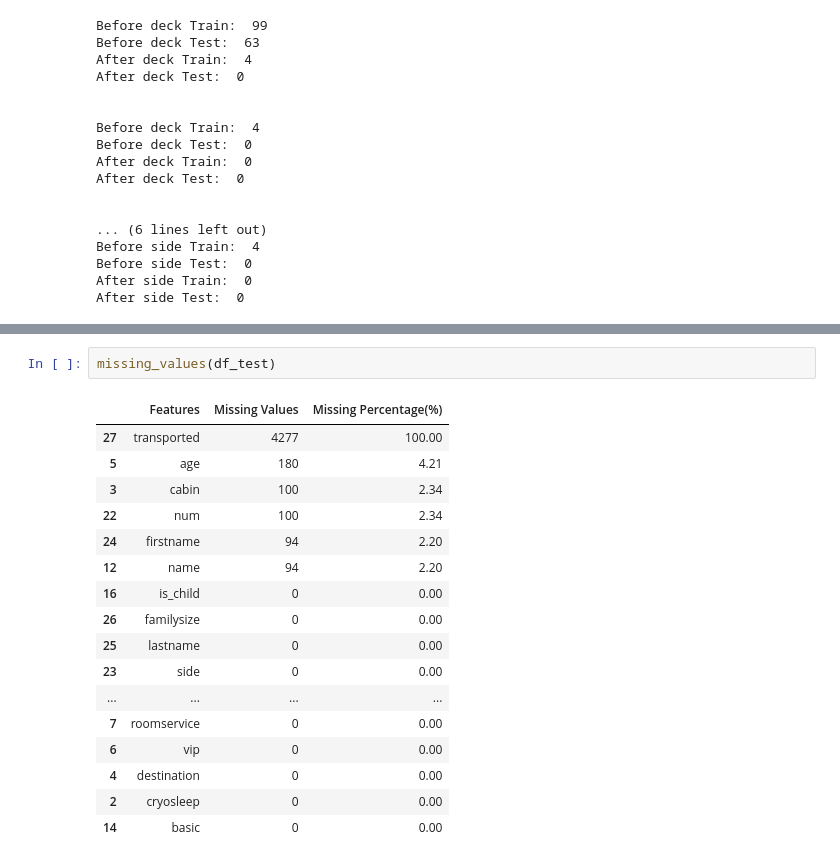
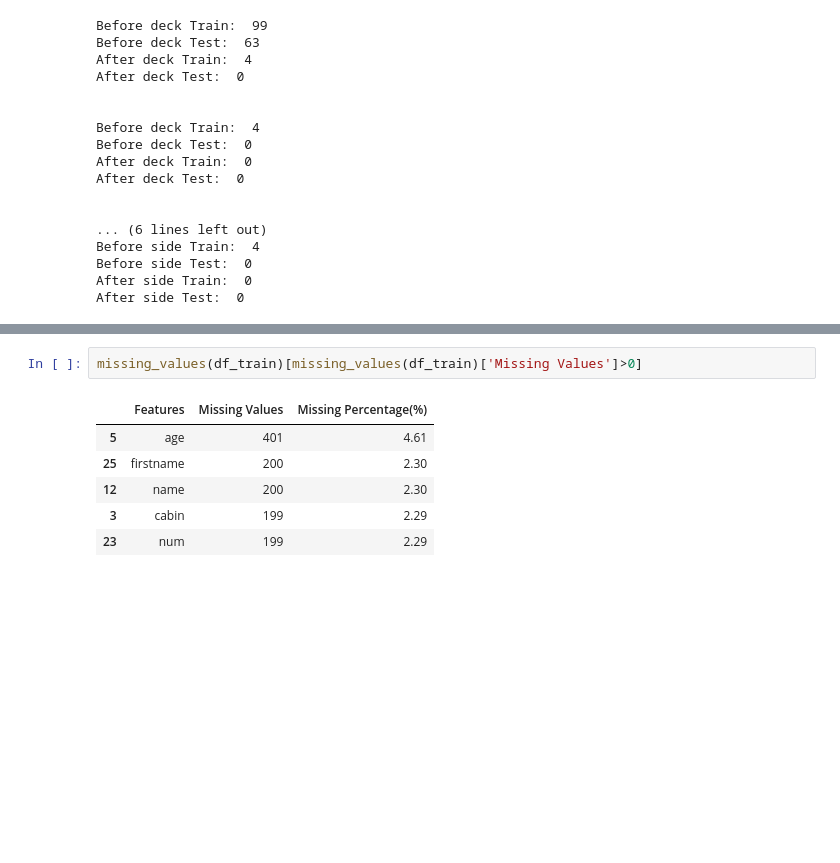
Before and after one commit to codelspak/Struggles, a Jupyter notebook: WK28_case1_Kaggle_ML_Classification_Spaceship_Titanic.ipynb, the cells around one changed output, grey strips where cells are left out. Cells and saved outputs as stored; diff of their text form; blank space fills up the shorter version.

```diff
--- a/WK28_case1_Kaggle_ML_Classification_Spaceship_Titanic.ipynb
+++ b/WK28_case1_Kaggle_ML_Classification_Spaceship_Titanic.ipynb
@@ -1423,20 +1403,9 @@ missing_values(df_train)
-# %%
-missing_values(df_test)
-# %% [output]
-|  | Features | Missing Values | Missing Percentage(%) |
-| 27 | transported | 4277 | 100.00 |
-| 5 | age | 180 | 4.21 |
-| 3 | cabin | 100 | 2.34 |
-| 22 | num | 100 | 2.34 |
-| 24 | firstname | 94 | 2.20 |
-| 12 | name | 94 | 2.20 |
-| 16 | is_child | 0 | 0.00 |
-| 26 | familysize | 0 | 0.00 |
-| 25 | lastname | 0 | 0.00 |
-| 23 | side | 0 | 0.00 |
-| ... | ... | ... | ... |
-| 7 | roomservice | 0 | 0.00 |
-| 6 | vip | 0 | 0.00 |
-| 4 | destination | 0 | 0.00 |
-| 2 | cryosleep | 0 | 0.00 |
-| 14 | basic | 0 | 0.00 |
+# %%
+missing_values(df_train)[missing_values(df_train)['Missing Values']>0]
+# %% [output]
+|  | Features | Missing Values | Missing Percentage(%) |
+| 5 | age | 401 | 4.61 |
+| 25 | firstname | 200 | 2.30 |
+| 12 | name | 200 | 2.30 |
+| 3 | cabin | 199 | 2.29 |
+| 23 | num | 199 | 2.29 |
```
Also changed, not shown: parts of 14 cells of this notebook.
